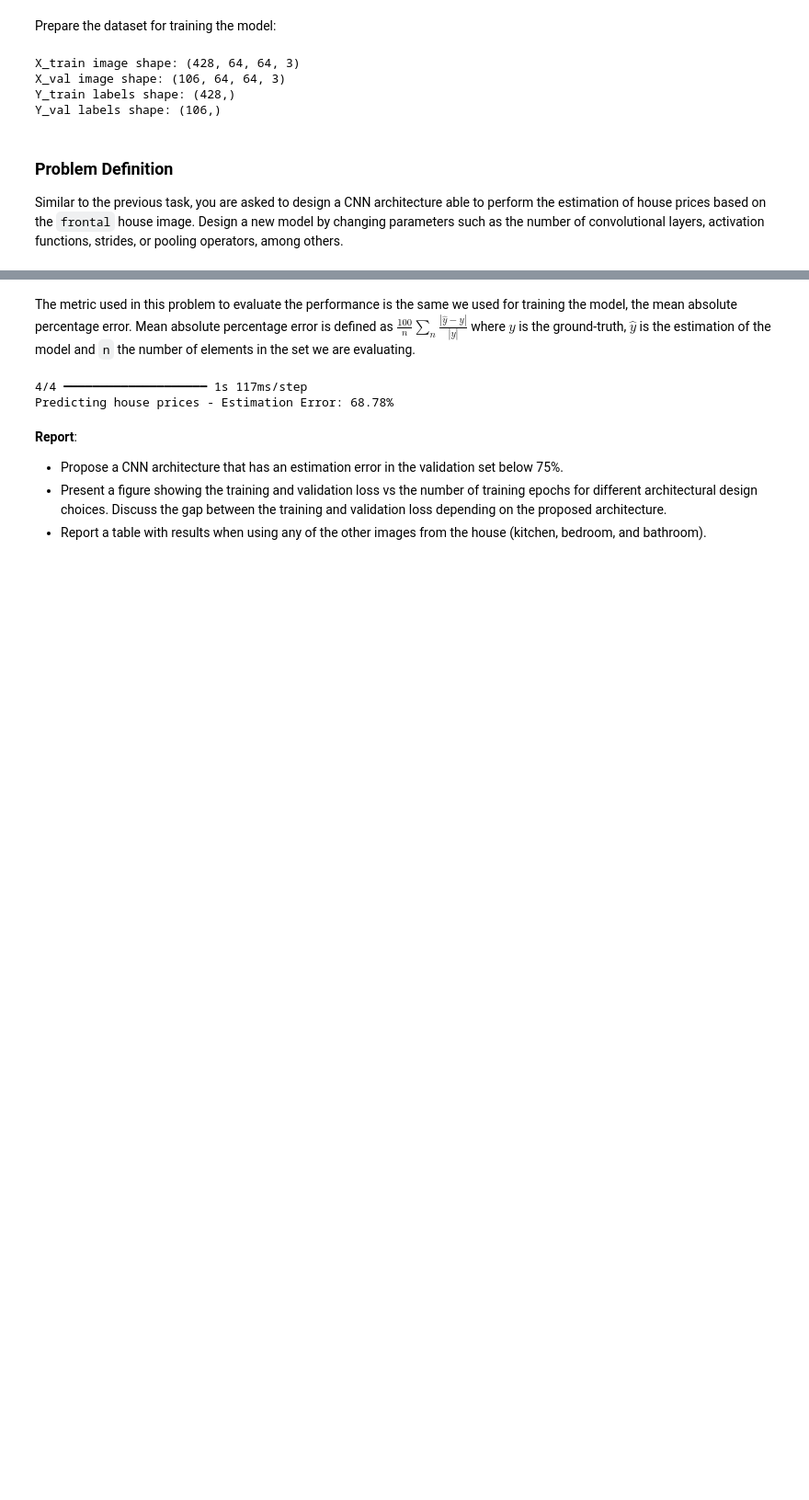
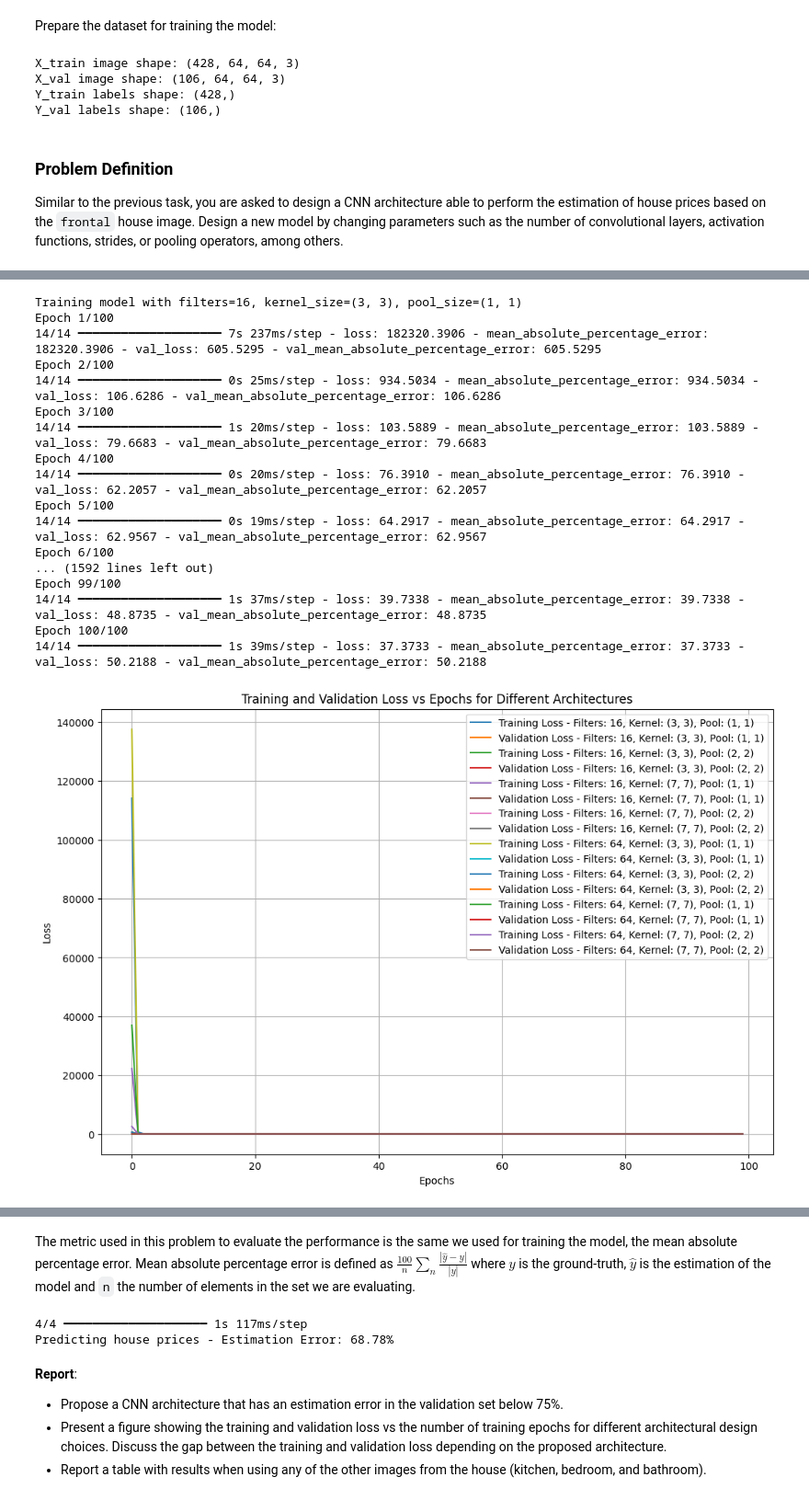
Before and after one commit to Utsav254/deep-learning-course, a Jupyter notebook: 02_CNN_Introduction.ipynb, the cells around one changed output, grey strips where cells are left out. Shown at 92% size. Cells and saved outputs as stored; diff of their text form; code cells hidden in the pictures; blank space fills up the shorter version.

Commit message:
task2 data collection

```diff
--- a/02_CNN_Introduction.ipynb
+++ b/02_CNN_Introduction.ipynb
@@ -910,0 +884,80 @@ Epoch 100/100
+# %%
+import matplotlib.pyplot as plt
+import numpy as np
+from tensorflow.keras.models import Sequential
+from tensorflow.keras.layers import Conv2D, MaxPooling2D, AveragePooling2D, Flatten, Dense, Dropout, Input
+from tensorflow.keras.optimizers import Adam
+from tensorflow.keras.utils import to_categorical
+
+# Function to create models with different hyperparameters
+def create_model(nb_filters, kernel_size, pool_size):
+    model = Sequential([
+        Input(shape=(64, 64, 3)),
+        Conv2D(nb_filters, kernel_size, padding="same", activation='relu'),
+        MaxPooling2D(pool_size=pool_size),
+        Conv2D(nb_filters*2, kernel_size, padding="same", activation='relu'),
+        MaxPooling2D(pool_size=pool_size),
+        Conv2D(nb_filters*4, kernel_size, padding="same", activation='relu'),
+        MaxPooling2D(pool_size=pool_size),
+        AveragePooling2D(pool_size=pool_size),
+        Flatten(),
+        Dense(128),
+        Dropout(0.5),
+        Dense(1),
+    ])
+
+    optimizer = Adam(learning_rate=1e-3)
+    model.compile(loss="mean_absolute_percentage_error", optimizer=optimizer, metrics=['mean_absolute_percentage_error'])
+
+    return model
+
+# Combinations of hyperparameters to test
+filter_combinations = [16, 64]
+kernel_combinations = [(3, 3), (7, 7)]
+pool_combinations = [(1, 1), (2, 2)]
+
+# Store training and validation loss for each combination
+history_data = []
+
+for nb_filters in filter_combinations:
+    for kernel_size in kernel_combinations:
+        for pool_size in pool_combinations:
+            print(f"Training model with filters={nb_filters}, kernel_size={kernel_size}, pool_size={pool_size}")
+            # Create and train the model
+            model = create_model(nb_filters, kernel_size, pool_size)
+            history = model.fit(X_train, Y_train, validation_data=(X_val, Y_val), epochs=100, batch_size=32, verbose=1)
+            history_data.append((nb_filters, kernel_size, pool_size, history))
+
+# Plot the training and validation loss for each combination of hyperparameters
+plt.figure(figsize=(12, 8))
+
+for data in history_data:
+    nb_filters, kernel_size, pool_size, history = data
+    plt.plot(history.history['loss'], label=f'Training Loss - Filters: {nb_filters}, Kernel: {kernel_size}, Pool: {pool_size}')
+    plt.plot(history.history['val_loss'], label=f'Validation Loss - Filters: {nb_filters}, Kernel: {kernel_size}, Pool: {pool_size}')
+
+plt.xlabel('Epochs')
+plt.ylabel('Loss')
+plt.title('Training and Validation Loss vs Epochs for Different Architectures')
+plt.legend()
+plt.grid(True)
+plt.show()
+# %% [output]
+Training model with filters=16, kernel_size=(3, 3), pool_size=(1, 1)
+Epoch 1/100
+14/14 ━━━━━━━━━━━━━━━━━━━━ 7s 237ms/step - loss: 182320.3906 - mean_absolute_percentage_error: 182320.3906 - val_loss: 605.5295 - val_mean_absolute_percentage_error: 605.5295
+Epoch 2/100
+14/14 ━━━━━━━━━━━━━━━━━━━━ 0s 25ms/step - loss: 934.5034 - mean_absolute_percentage_error: 934.5034 - val_loss: 106.6286 - val_mean_absolute_percentage_error: 106.6286
+Epoch 3/100
+14/14 ━━━━━━━━━━━━━━━━━━━━ 1s 20ms/step - loss: 103.5889 - mean_absolute_percentage_error: 103.5889 - val_loss: 79.6683 - val_mean_absolute_percentage_error: 79.6683
+Epoch 4/100
+14/14 ━━━━━━━━━━━━━━━━━━━━ 0s 20ms/step - loss: 76.3910 - mean_absolute_percentage_error: 76.3910 - val_loss: 62.2057 - val_mean_absolute_percentage_error: 62.2057
+Epoch 5/100
+14/14 ━━━━━━━━━━━━━━━━━━━━ 0s 19ms/step - loss: 64.2917 - mean_absolute_percentage_error: 64.2917 - val_loss: 62.9567 - val_mean_absolute_percentage_error: 62.9567
+Epoch 6/100
+... (1592 lines left out)
+Epoch 99/100
+14/14 ━━━━━━━━━━━━━━━━━━━━ 1s 37ms/step - loss: 39.7338 - mean_absolute_percentage_error: 39.7338 - val_loss: 48.8735 - val_mean_absolute_percentage_error: 48.8735
+Epoch 100/100
+14/14 ━━━━━━━━━━━━━━━━━━━━ 1s 39ms/step - loss: 37.3733 - mean_absolute_percentage_error: 37.3733 - val_loss: 50.2188 - val_mean_absolute_percentage_error: 50.2188
+[figure, added]
```
Also changed, not shown: parts of 7 cells of this notebook.
